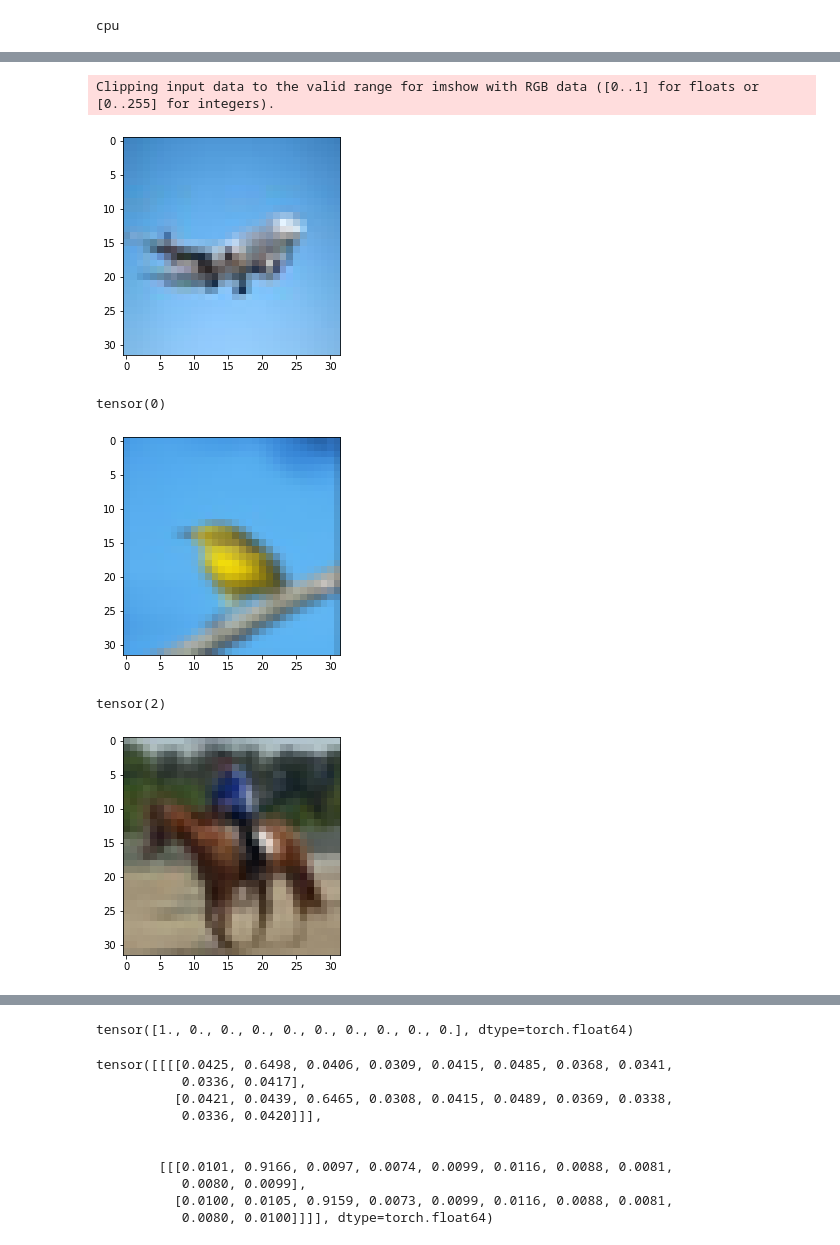
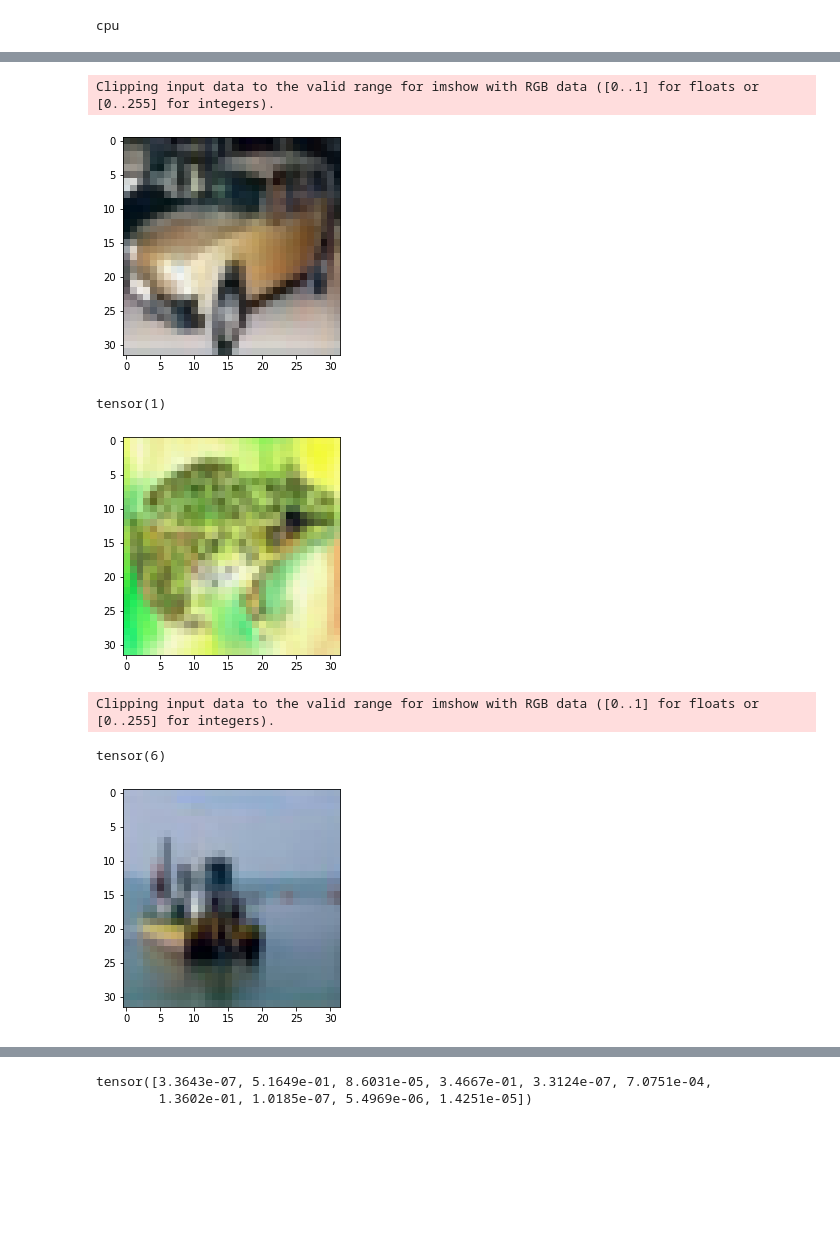
Before and after one commit to Morales97/MixMatch_and_Beyond, a Jupyter notebook: notebooks/mixmatch.ipynb, the cells around one changed output, grey strips where cells are left out. Saved outputs shown, nothing was run; the diff lists cells and outputs as text; code cells hidden in the pictures; blank space fills up the shorter version.

Commit message:
model from repo

```diff
--- a/notebooks/mixmatch.ipynb
+++ b/notebooks/mixmatch.ipynb
@@ -37,14 +36,8 @@ Clipping input data to the valid range for imshow with RGB data ([0..1] for floa
 model = WideResNet(depth=28, k=2, n_out=10)
-# %%
-class Augment:
-    def __init__(self, K=2):
-        self.K = K
-        self.transform = transforms.Compose([transforms.RandomHorizontalFlip(),
-                                            transforms.RandomAffine(degrees = 0, translate = (0.1, 0.1)),
-                                            AddGaussianNoise(mean=0, std=0.15)])
-
-    def __call__(self, batch):
-        augmented_batch = torch.zeros((self.K, *batch.shape))
-        for k in range(self.K):
-            augmented_batch[k] = self.transform(batch)
-        return augmented_batch
+# %%
+# Load saved model
+model_name = 'model_fs_adam.pt'
+saved_model = torch.load(f'models/saved_models/{model_name}', map_location=torch.device('cpu'))
+
+model = WideResNet(depth=28, k=2, n_out=10)
+model.load_state_dict(saved_model['model_state_dict'])
@@ -181,28 +182,30 @@ x_imgs, x_labels = iter(train_loader).next()
 # %%
 x_imgs, x_labels = iter(train_loader).next()
 u_imgs, _ = iter(train_loader).next()
 
 show_img(x_imgs[0])
 print(x_labels[0])
 show_img(x_imgs[1])
 print(x_labels[1])
 show_img(u_imgs[0])
 show_img(u_imgs[1])
 
-mixmatch = MixMatch(model, 64, K=3)
+mixmatch = MixMatch(model, 64, K=2)
 x, u = mixmatch.run(x_imgs, x_labels, u_imgs)
+
 
 x_prime = x[0]
 p_prime = x[1]
 u_prime = u[0]
 q_prime = u[1]
 
 show_img(x_prime[0])
 print(p_prime[0])
 # %% [output]
 Clipping input data to the valid range for imshow with RGB data ([0..1] for floats or [0..255] for integers).
-[figure, old version]
+[figure, new version]
-tensor(0)
+tensor(1)
-[figure, old version]
+[figure, new version]
-tensor(2)
+Clipping input data to the valid range for imshow with RGB data ([0..1] for floats or [0..255] for integers).
+tensor(6)
-[figure, old version]
+[figure, new version]
@@ -211,14 +214,2 @@ tensor(2)
-tensor([1., 0., 0., 0., 0., 0., 0., 0., 0., 0.], dtype=torch.float64)
+tensor([3.3643e-07, 5.1649e-01, 8.6031e-05, 3.4667e-01, 3.3124e-07, 7.0751e-04,
+        1.3602e-01, 1.0185e-07, 5.4969e-06, 1.4251e-05])
-# %%
-p_prime
-# %% [output]
-tensor([[[[0.0425, 0.6498, 0.0406, 0.0309, 0.0415, 0.0485, 0.0368, 0.0341,
-           0.0336, 0.0417],
-          [0.0421, 0.0439, 0.6465, 0.0308, 0.0415, 0.0489, 0.0369, 0.0338,
-           0.0336, 0.0420]]],
-
-
-        [[[0.0101, 0.9166, 0.0097, 0.0074, 0.0099, 0.0116, 0.0088, 0.0081,
-           0.0080, 0.0099],
-          [0.0100, 0.0105, 0.9159, 0.0073, 0.0099, 0.0116, 0.0088, 0.0081,
-           0.0080, 0.0100]]]], dtype=torch.float64)
```
Also changed, not shown: parts of 18 cells of this notebook, 7 other files.
